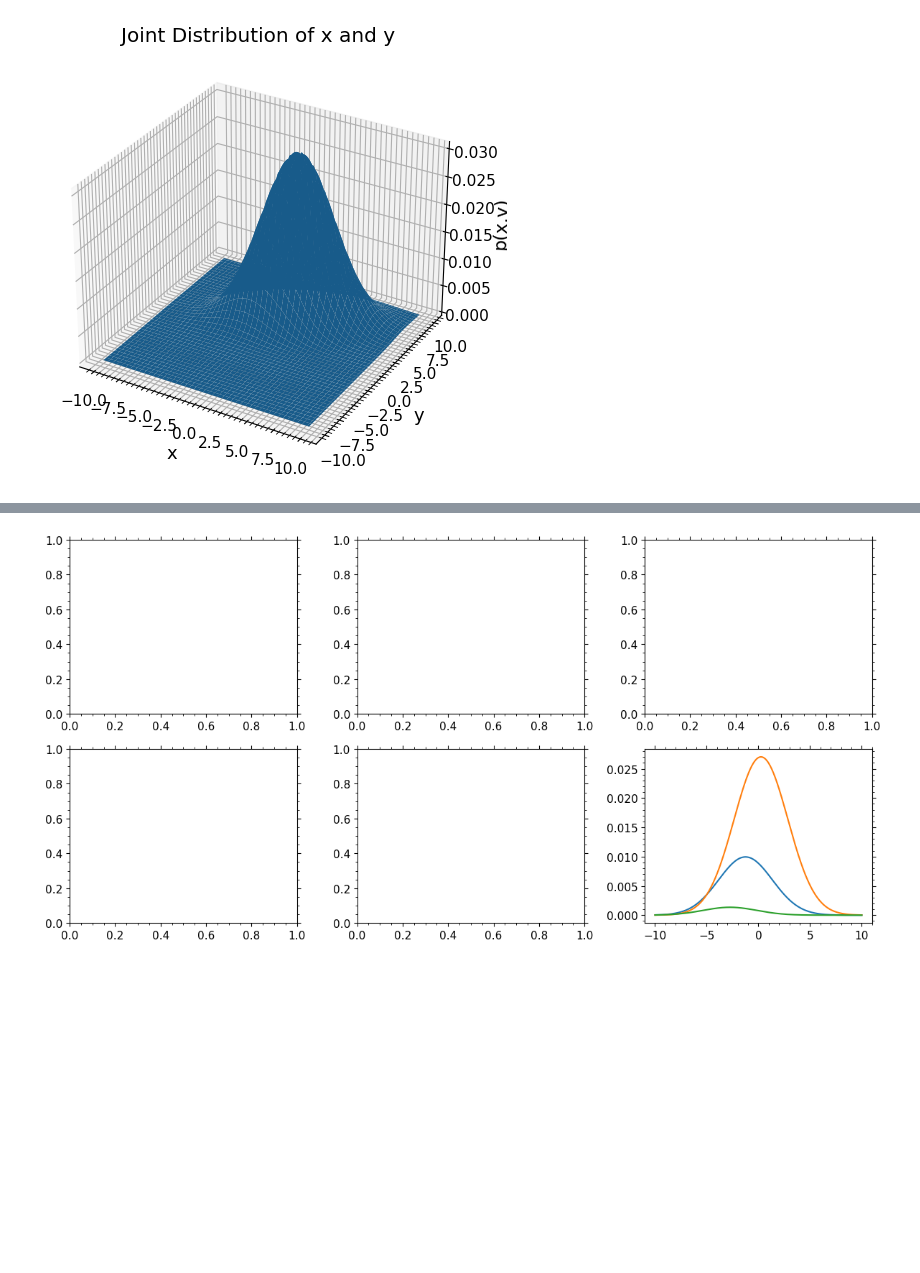
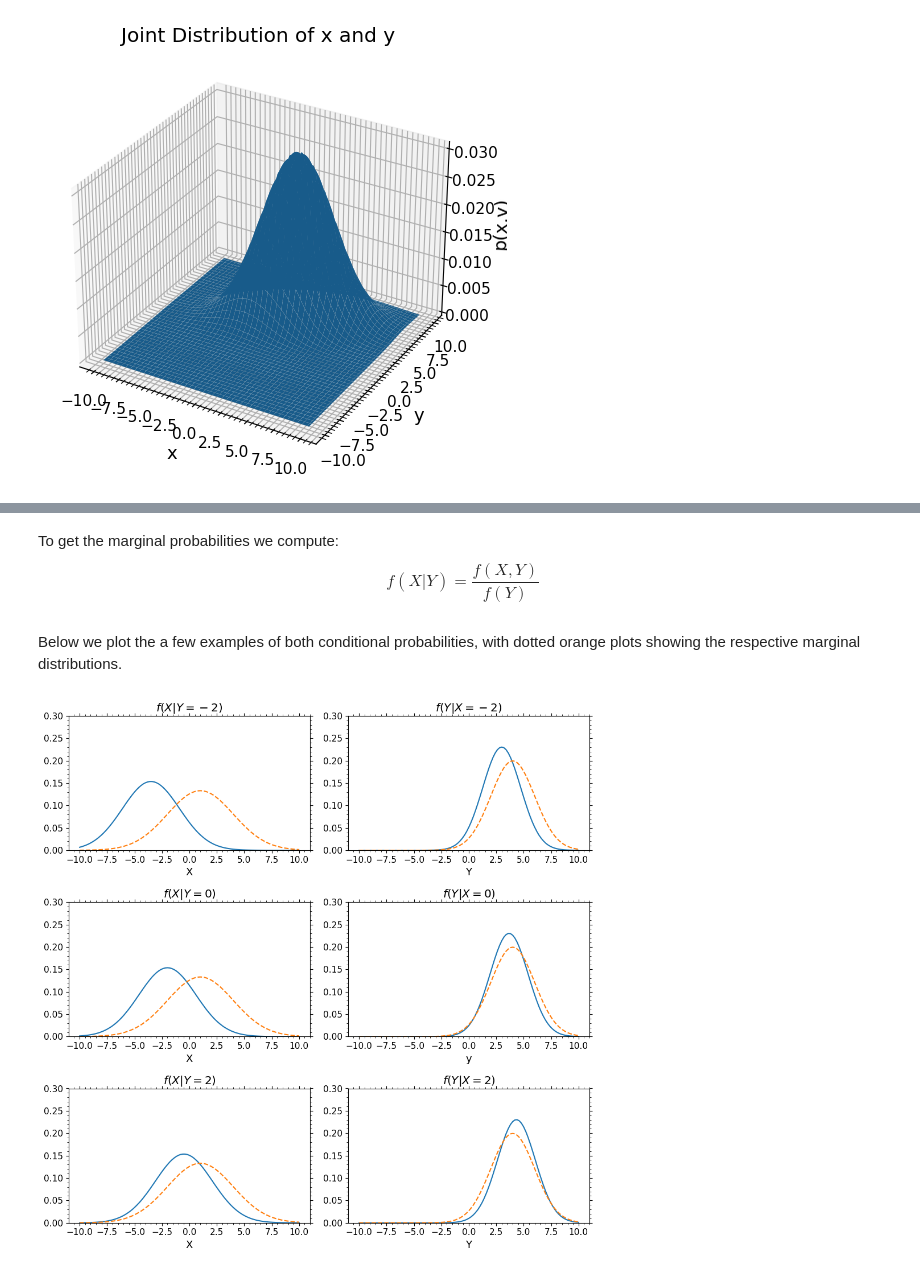
Before and after one commit to james-hughes1/mphildis-coursework, a Jupyter notebook: principles-of-data-science/Examples2.ipynb, the cells around one changed output, grey strips where cells are left out. Saved outputs shown, nothing was run; the diff lists cells and outputs as text; code cells hidden in the pictures; blank space fills up the shorter version.

Commit message:
PDS examples 2 and C++ lesson_11

```diff
--- a/principles-of-data-science/Examples2.ipynb
+++ b/principles-of-data-science/Examples2.ipynb
@@ -84,18 +74,47 @@ plt.show()
-# %%
-fig, ax = plt.subplots(2,3,figsize=(12,6))
-
-X1 = np.linspace(-10, 10, 401)
-
-W1 = np.vstack([X1, 1*np.ones(401)])
-W2 = np.vstack([X1, 3*np.ones(401)])
-W3 = np.vstack([X1, -1*np.ones(401)])
-
-Z1 = np.apply_along_axis(lambda x: MVN(x, m=Mu, v=V), arr=W1, axis=0).reshape(X1.shape) /
-Z2 = np.apply_along_axis(lambda x: MVN(x, m=Mu, v=V), arr=W2, axis=0).reshape(X1.shape)
-Z3 = np.apply_along_axis(lambda x: MVN(x, m=Mu, v=V), arr=W3, axis=0).reshape(X1.shape)
-
-ax[0,0] = plt.plot(X1, Z1)
-ax[0,1] = plt.plot(X1, Z2)
-ax[1,2] = plt.plot(X1, Z3)
-# %% [output]
-[figure, removed]
+# %% [markdown]
+To get the marginal probabilities we compute:
+$$f(X|Y) =\frac{f(X,Y)}{f(Y)}$$
+# %%
+MVN_XcondY = lambda x,y : MVN_XY(np.array([[x],[y]])) / MVN_Y(y)
+MVN_YcondX = lambda y,x : MVN_XY(np.array([[x],[y]])) / MVN_X(x)
+# %% [markdown]
+Below we plot the a few examples of both conditional probabilities, with dotted orange plots showing the respective marginal distributions.
+# %%
+fig = plt.figure(figsize=(10,10))
+grid = gs.GridSpec(3, 2)
+
+W = np.linspace(-10,10,101)
+
+ax1 = plt.subplot(grid[0,0])
+ax1.plot(W, np.vectorize(lambda x: MVN_XcondY(x,-2))(W))
+ax1.plot(W, marginal_X, linestyle="--")
+ax1.set(xlabel="X", ylim=(0,0.3), title="$f(X|Y=-2)$")
+
+ax2 = plt.subplot(grid[1,0])
+ax2.plot(W, np.vectorize(lambda x: MVN_XcondY(x,0))(W))
+ax2.plot(W, marginal_X, linestyle="--")
+ax2.set(xlabel="X", ylim=(0,0.3), title="$f(X|Y=0)$")
+
+ax3 = plt.subplot(grid[2,0])
+ax3.plot(W, np.vectorize(lambda x: MVN_XcondY(x,2))(W))
+ax3.plot(W, marginal_X, linestyle="--")
+ax3.set(xlabel="X", ylim=(0,0.3), title="$f(X|Y=2)$")
+
+ax4 = plt.subplot(grid[0,1])
+ax4.plot(W, np.vectorize(lambda x: MVN_YcondX(x,-2))(W))
+ax4.plot(W, marginal_Y, linestyle="--")
+ax4.set(xlabel="Y", ylim=(0,0.3), title="$f(Y|X=-2)$")
+
+ax5 = plt.subplot(grid[1,1])
+ax5.plot(W, np.vectorize(lambda x: MVN_YcondX(x,0))(W))
+ax5.plot(W, marginal_Y, linestyle="--")
+ax5.set(xlabel="Y", ylim=(0,0.3), title="$f(Y|X=0)$")
+
+ax6 = plt.subplot(grid[2,1])
+ax6.plot(W, np.vectorize(lambda x: MVN_YcondX(x,2))(W))
+ax6.plot(W, marginal_Y, linestyle="--")
+ax6.set(xlabel="Y", ylim=(0,0.3), title="$f(Y|X=2)$")
+
+plt.show()
+# %% [output]
+[figure, added]
```
Also changed, not shown: parts of 18 cells of this notebook, 4 other files.
